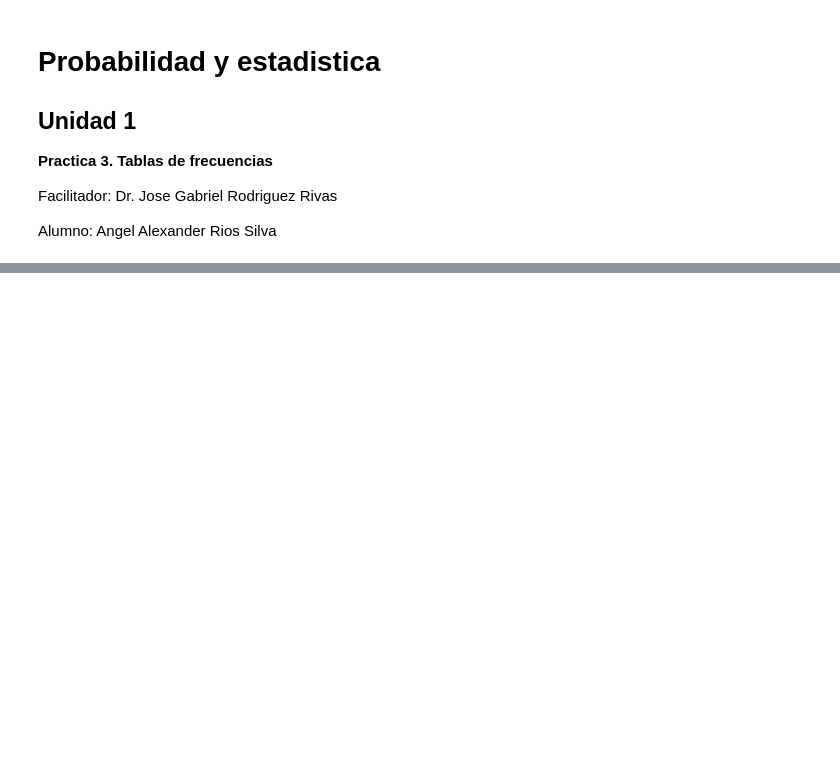
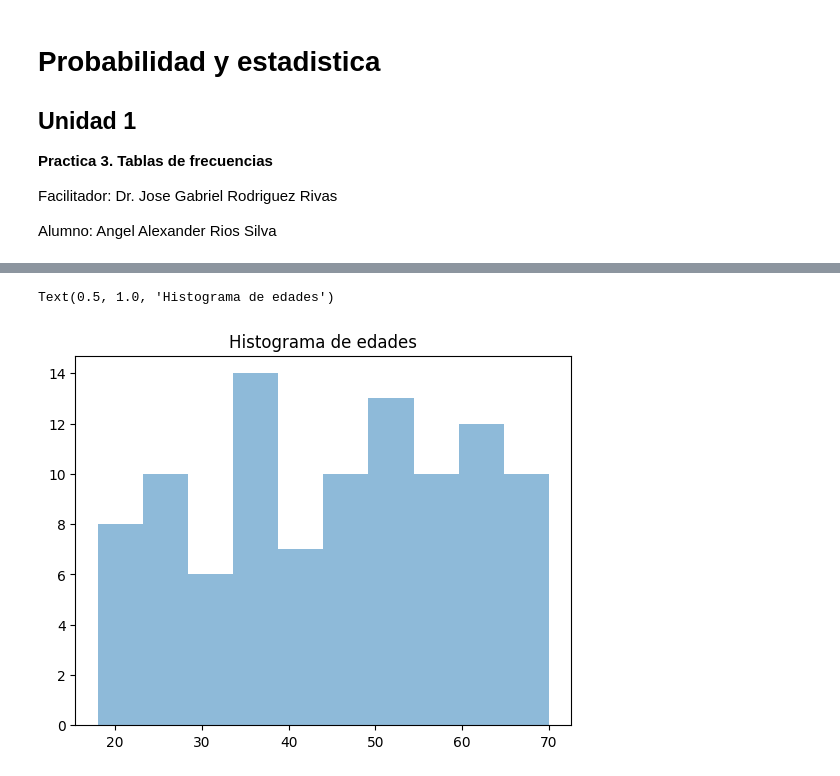
Before and after one commit to angeellnt/Probabilidad-y-Estadistica, a Jupyter notebook: Unidad1/Practica3.ipynb, the cells around one changed output, grey strips where cells are left out. Saved outputs shown, nothing was run; the diff lists cells and outputs as text; code cells hidden in the pictures; blank space fills up the shorter version.

```diff
--- a/Unidad1/Practica3.ipynb
+++ b/Unidad1/Practica3.ipynb
@@ -120,0 +185,8 @@ tabla_frec
+# %%
+import matplotlib.pyplot as plt
+
+plt.hist(edades, alpha = 0.5)
+plt.title('Histograma de edades')
+# %% [output]
+Text(0.5, 1.0, 'Histograma de edades')
+[figure, added]
```
Also changed, not shown: parts of 10 cells of this notebook.
